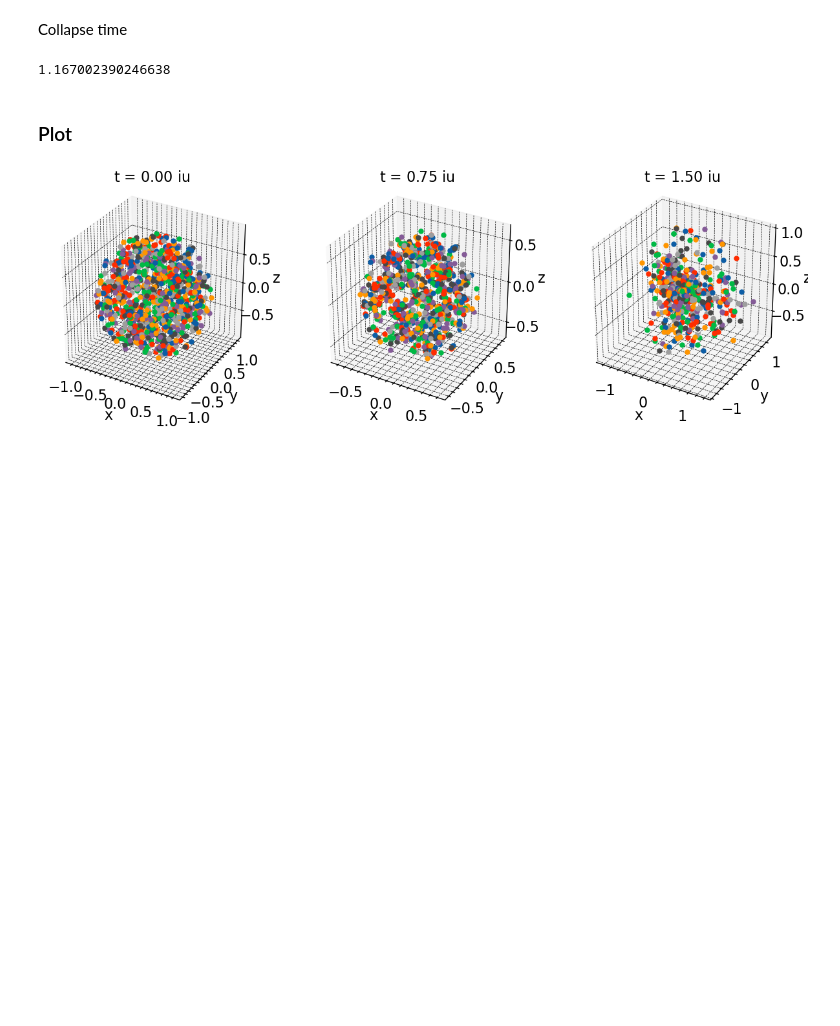
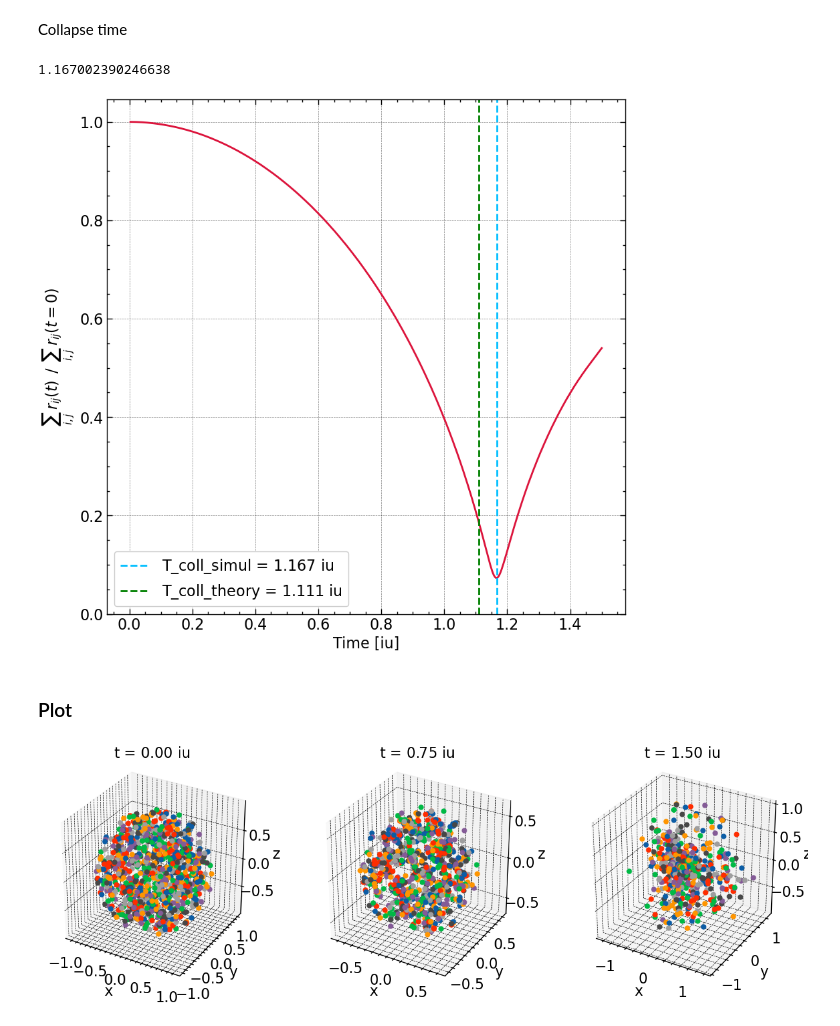
Before and after one commit to M-Bianchi/Dynamics_of_Stellar_Systems, a Jupyter notebook: nbody_sh1/sphere_plots.ipynb, the cells around one changed output. Saved outputs shown, nothing was run; the diff lists cells and outputs as text; code cells hidden in the pictures; blank space fills up the shorter version.

```diff
--- a/nbody_sh1/sphere_plots.ipynb
+++ b/nbody_sh1/sphere_plots.ipynb
@@ -65,6 +65,18 @@ T_collapse = time[np.argsort(dist)[0]]
 T_collapse
 # %% [output]
 1.167002390246638
+# %%
+T_collapse_theory = 1.1107207345395915
+
+plt.plot(time, dist/dist[0], color='crimson')
+plt.axvline(T_collapse, ls='--', color='deepskyblue', label=f'T_coll_simul = ${T_collapse:.3f}$ iu')
+plt.axvline(T_collapse_theory, ls='--', color='green', label=f'T_coll_theory = ${T_collapse_theory:.3f}$ iu')
+plt.xlabel('Time [iu]')
+plt.ylabel('$\sum_{i,j} \: r_{ij}(t) \:\: / \:\: \sum_{i,j} \: r_{ij}(t=0)$')
+plt.ylim(0)
+plt.legend();
+# %% [output]
+[figure, added]
 # %% [markdown]
 ### Plot
 # %%
```
Also changed, not shown: 2 other files.
